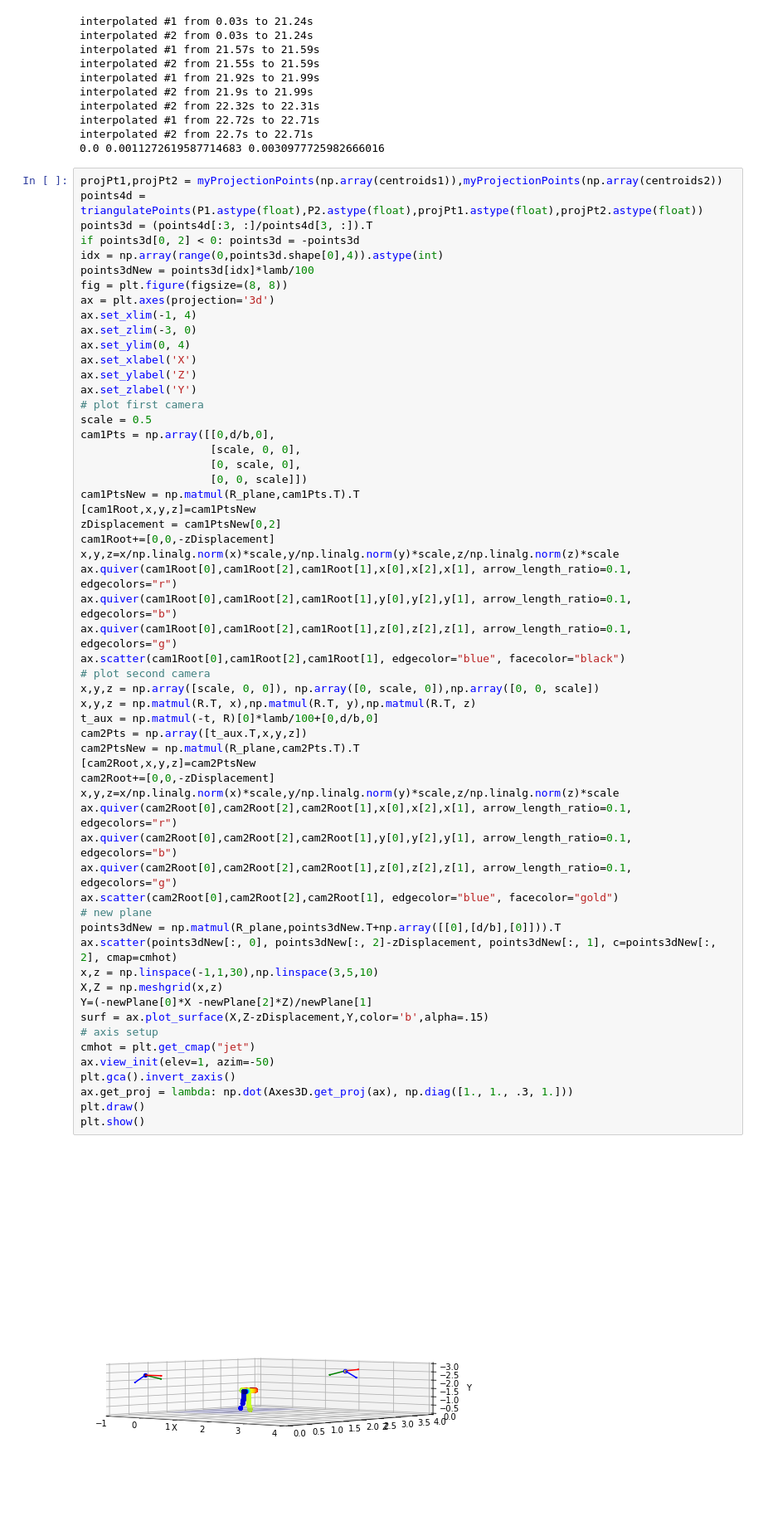
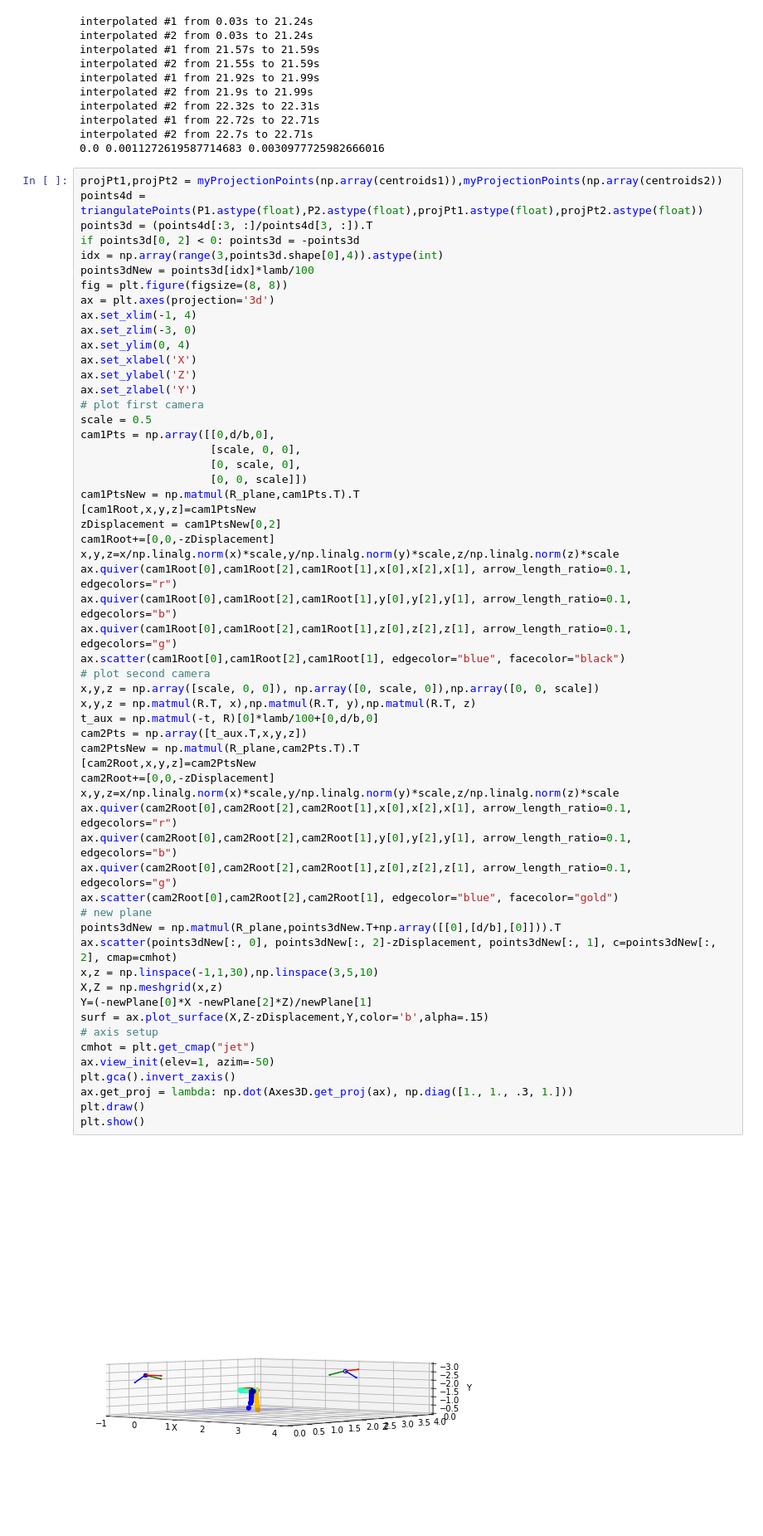
Before and after one commit to debOliveira/MoCapRasp, a Jupyter notebook: central/debugOnline.ipynb, the cells around one changed output. Shown at 83% size. Cells and saved outputs as stored; diff of their text form.

```diff
--- a/central/debugOnline.ipynb
+++ b/central/debugOnline.ipynb
@@ -915,7 +915,7 @@ projPt1,projPt2 = myProjectionPoints(np.array(centroids1)),myProjectionPoints(np
 points4d = triangulatePoints(P1.astype(float),P2.astype(float),projPt1.astype(float),projPt2.astype(float))
 points3d = (points4d[:3, :]/points4d[3, :]).T
 if points3d[0, 2] < 0: points3d = -points3d
-idx = np.array(range(0,points3d.shape[0],4)).astype(int)
+idx = np.array(range(3,points3d.shape[0],4)).astype(int)
 points3dNew = points3d[idx]*lamb/100
 fig = plt.figure(figsize=(8, 8))
 ax = plt.axes(projection='3d')
@@ -941,34 +941,34 @@ ax.quiver(cam1Root[0],cam1Root[2],cam1Root[1],y[0],y[2],y[1], arrow_length_ratio
 ax.quiver(cam1Root[0],cam1Root[2],cam1Root[1],z[0],z[2],z[1], arrow_length_ratio=0.1, edgecolors="g")
 ax.scatter(cam1Root[0],cam1Root[2],cam1Root[1], edgecolor="blue", facecolor="black")
 # plot second camera
 x,y,z = np.array([scale, 0, 0]), np.array([0, scale, 0]),np.array([0, 0, scale])
 x,y,z = np.matmul(R.T, x),np.matmul(R.T, y),np.matmul(R.T, z)
 t_aux = np.matmul(-t, R)[0]*lamb/100+[0,d/b,0]
 cam2Pts = np.array([t_aux.T,x,y,z])
 cam2PtsNew = np.matmul(R_plane,cam2Pts.T).T
 [cam2Root,x,y,z]=cam2PtsNew
 cam2Root+=[0,0,-zDisplacement]
 x,y,z=x/np.linalg.norm(x)*scale,y/np.linalg.norm(y)*scale,z/np.linalg.norm(z)*scale
 ax.quiver(cam2Root[0],cam2Root[2],cam2Root[1],x[0],x[2],x[1], arrow_length_ratio=0.1, edgecolors="r")
 ax.quiver(cam2Root[0],cam2Root[2],cam2Root[1],y[0],y[2],y[1], arrow_length_ratio=0.1, edgecolors="b")
 ax.quiver(cam2Root[0],cam2Root[2],cam2Root[1],z[0],z[2],z[1], arrow_length_ratio=0.1, edgecolors="g")
 ax.scatter(cam2Root[0],cam2Root[2],cam2Root[1], edgecolor="blue", facecolor="gold")
 # new plane
 points3dNew = np.matmul(R_plane,points3dNew.T+np.array([[0],[d/b],[0]])).T
 ax.scatter(points3dNew[:, 0], points3dNew[:, 2]-zDisplacement, points3dNew[:, 1], c=points3dNew[:, 2], cmap=cmhot)
 x,z = np.linspace(-1,1,30),np.linspace(3,5,10)
 X,Z = np.meshgrid(x,z)
 Y=(-newPlane[0]*X -newPlane[2]*Z)/newPlane[1]
 surf = ax.plot_surface(X,Z-zDisplacement,Y,color='b',alpha=.15)
 # axis setup
 cmhot = plt.get_cmap("jet")
 ax.view_init(elev=1, azim=-50)
 plt.gca().invert_zaxis()
 ax.get_proj = lambda: np.dot(Axes3D.get_proj(ax), np.diag([1., 1., .3, 1.]))
 plt.draw()
 plt.show()
 # %% [output]
-[figure, old version]
+[figure, new version]
 # %%
 points3d_A = np.savetxt('points3d_A.csv',points3d[np.array(range(0,points3d.shape[0],4)).astype(int)]*lamb/100,delimiter=',')
 points3d_B = np.savetxt('points3d_B.csv',points3d[np.array(range(1,points3d.shape[0],4)).astype(int)]*lamb/100,delimiter=',')
```
Also changed, not shown: parts of 5 cells of this notebook.
